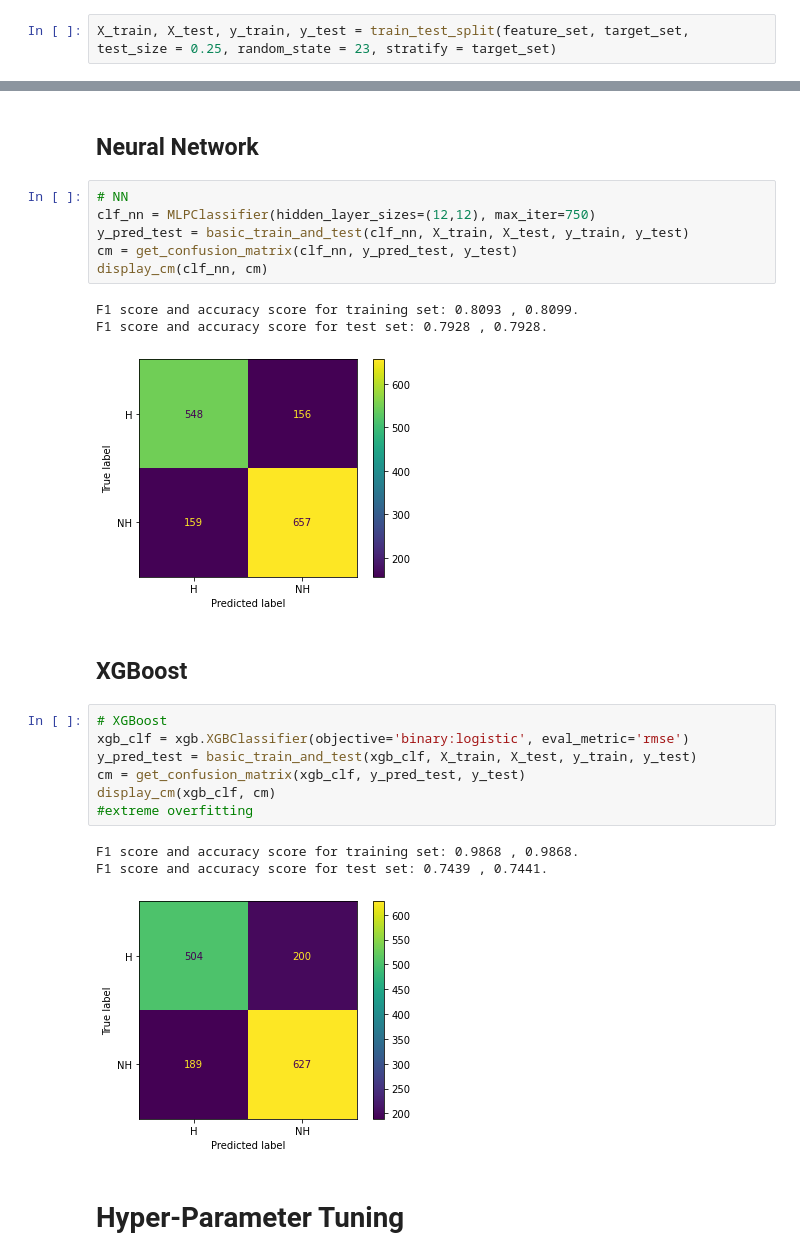
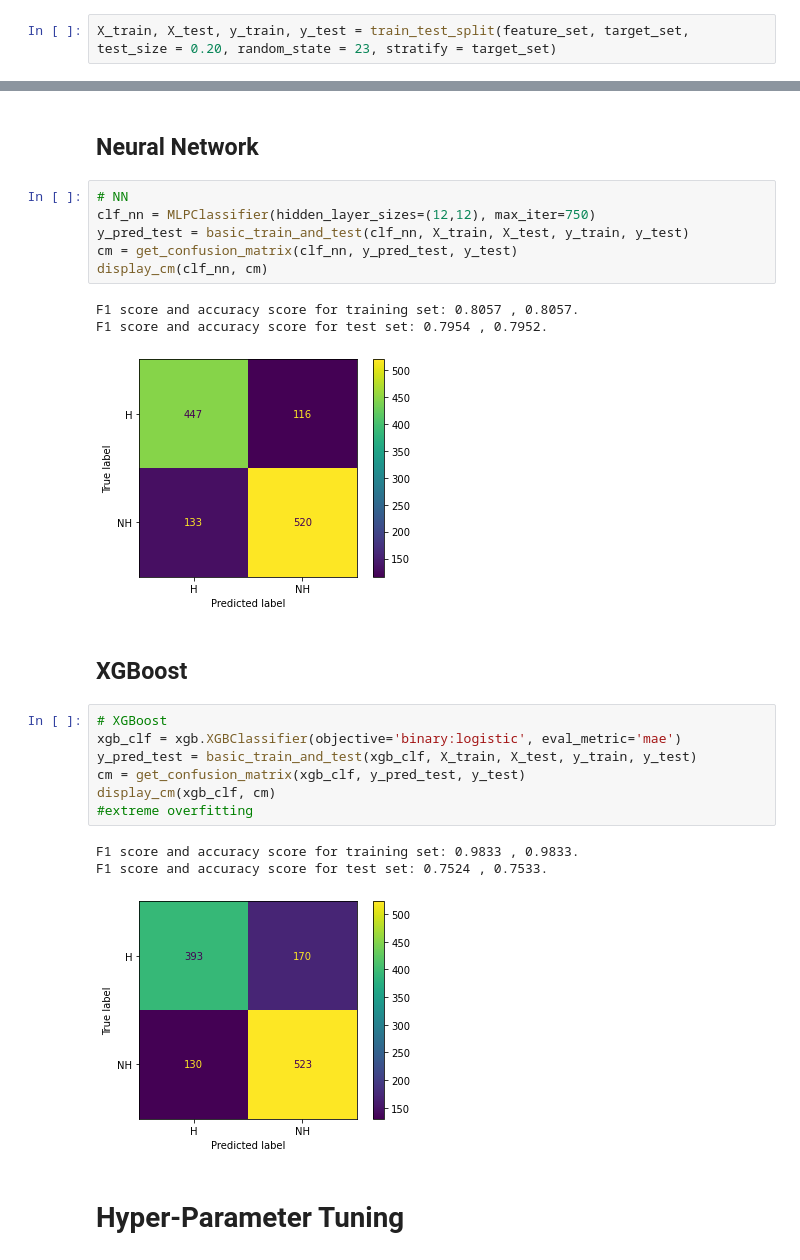
Before and after one commit to Rui-FMF/TAA_1, a Jupyter notebook: football_prediction_2targets.ipynb, the cells around one changed output, grey strips where cells are left out. Cells and saved outputs as stored; diff of their text form.

```diff
--- a/football_prediction_2targets.ipynb
+++ b/football_prediction_2targets.ipynb
@@ -86,7 +100,7 @@ feature_set[40:50]
 # %% [markdown]
 # Spliting into Train and Test sets
 # %%
-X_train, X_test, y_train, y_test = train_test_split(feature_set, target_set, test_size = 0.25, random_state = 23, stratify = target_set)
+X_train, X_test, y_train, y_test = train_test_split(feature_set, target_set, test_size = 0.20, random_state = 23, stratify = target_set)
 # %% [markdown]
 # Base Models
 # %%
@@ -148,22 +227,22 @@ y_pred_test = basic_train_and_test(clf_nn, X_train, X_test, y_train, y_test)
 cm = get_confusion_matrix(clf_nn, y_pred_test, y_test)
 display_cm(clf_nn, cm)
 # %% [output]
-F1 score and accuracy score for training set: 0.8093 , 0.8099.
-F1 score and accuracy score for test set: 0.7928 , 0.7928.
+F1 score and accuracy score for training set: 0.8057 , 0.8057.
+F1 score and accuracy score for test set: 0.7954 , 0.7952.
-[figure, old version]
+[figure, new version]
 # %% [markdown]
 ## XGBoost
 # %%
 # XGBoost
-xgb_clf = xgb.XGBClassifier(objective='binary:logistic', eval_metric='rmse')
+xgb_clf = xgb.XGBClassifier(objective='binary:logistic', eval_metric='mae')
 y_pred_test = basic_train_and_test(xgb_clf, X_train, X_test, y_train, y_test)
 cm = get_confusion_matrix(xgb_clf, y_pred_test, y_test)
 display_cm(xgb_clf, cm)
 #extreme overfitting
 # %% [output]
-F1 score and accuracy score for training set: 0.9868 , 0.9868.
-F1 score and accuracy score for test set: 0.7439 , 0.7441.
+F1 score and accuracy score for training set: 0.9833 , 0.9833.
+F1 score and accuracy score for test set: 0.7524 , 0.7533.
-[figure, old version]
+[figure, new version]
 # %% [markdown]
 # Hyper-Parameter Tuning
 # %%
```
Also changed, not shown: parts of 21 cells of this notebook, 2 other files.
